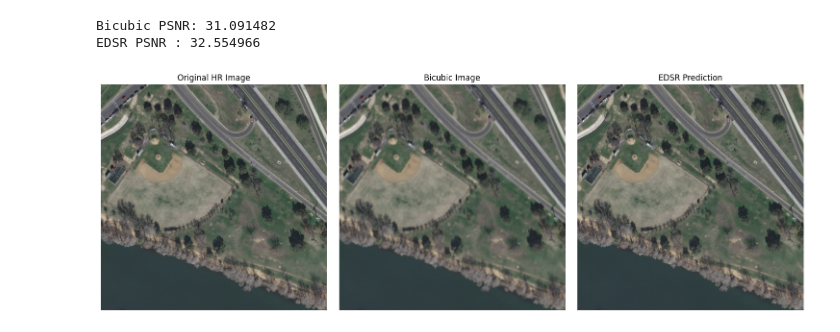
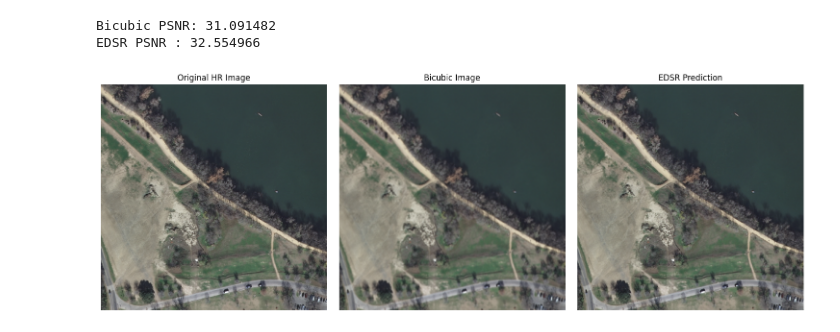
Before and after one commit to AdiXjaiswal/Dual-SR-image-model, a Jupyter notebook: notebooks/edsr_model.ipynb, the cells around one changed output. Cells and saved outputs as stored; diff of their text form; code cells hidden in the pictures.

```diff
--- a/notebooks/edsr_model.ipynb
+++ b/notebooks/edsr_model.ipynb
@@ -408,8 +408,8 @@ def plot_image(org_img, bicubic_img, sr_img):
     plt.tight_layout()
     plt.show()
 # %%
-plot_image(hr[3],
-           bicubic[3],
-           sr[3])
+plot_image(hr[1],
+           bicubic[1],
+           sr[1])
 # %% [output]
-[figure, old version]
+[figure, new version]
```
